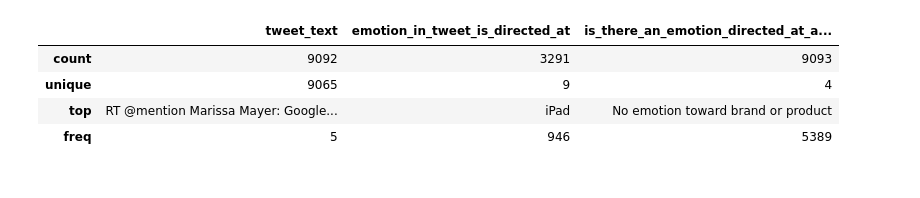
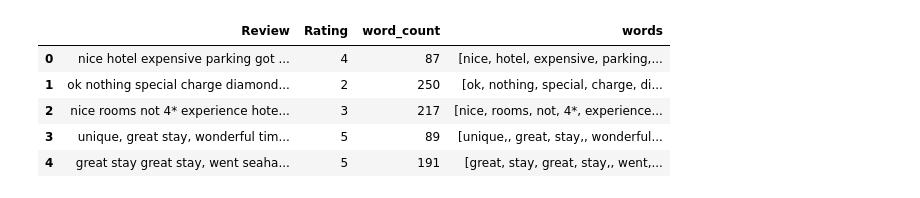
Before and after one commit to rylewww/Tripadvisor-NLP, a Jupyter notebook: Data_Analysis.ipynb, the cells around one changed output. Saved outputs shown, nothing was run; the diff lists cells and outputs as text; code cells hidden in the pictures.

```diff
--- a/Data_Analysis.ipynb
+++ b/Data_Analysis.ipynb
@@ -3,4 +21,4 @@ import pandas as pd
 # %%
-df = pd.read_csv('Data/twitter_data.csv')
+df = pd.read_csv('Data/tripadvisor_hotel_reviews.csv')
 df.head()
 # %% [output]
@@ -13,8 +47,13 @@ df.head()
+# %%
+df['words'] = [x.split() for x in df['Review']]
+
+df['word_count'] = [len(x) for x in df['words']]
 # %%
-df.describe()
+df.head()
 # %% [output]
-|  | tweet_text | emotion_in_tweet_is_directed_at | is_there_an_emotion_directed_at_a... |
-| count | 9092 | 3291 | 9093 |
-| unique | 9065 | 9 | 4 |
-| top | RT @mention Marissa Mayer: Google... | iPad | No emotion toward brand or product |
-| freq | 5 | 946 | 5389 |
+|  | Review | Rating | word_count | words |
+| 0 | nice hotel expensive parking got ... | 4 | 87 | [nice, hotel, expensive, parking,... |
+| 1 | ok nothing special charge diamond... | 2 | 250 | [ok, nothing, special, charge, di... |
+| 2 | nice rooms not 4* experience hote... | 3 | 217 | [nice, rooms, not, 4*, experience... |
+| 3 | unique, great stay, wonderful tim... | 5 | 89 | [unique,, great, stay,, wonderful... |
+| 4 | great stay great stay, went seaha... | 5 | 191 | [great, stay, great, stay,, went,... |
```
Also changed, not shown: parts of 16 cells of this notebook, 1 other file.
